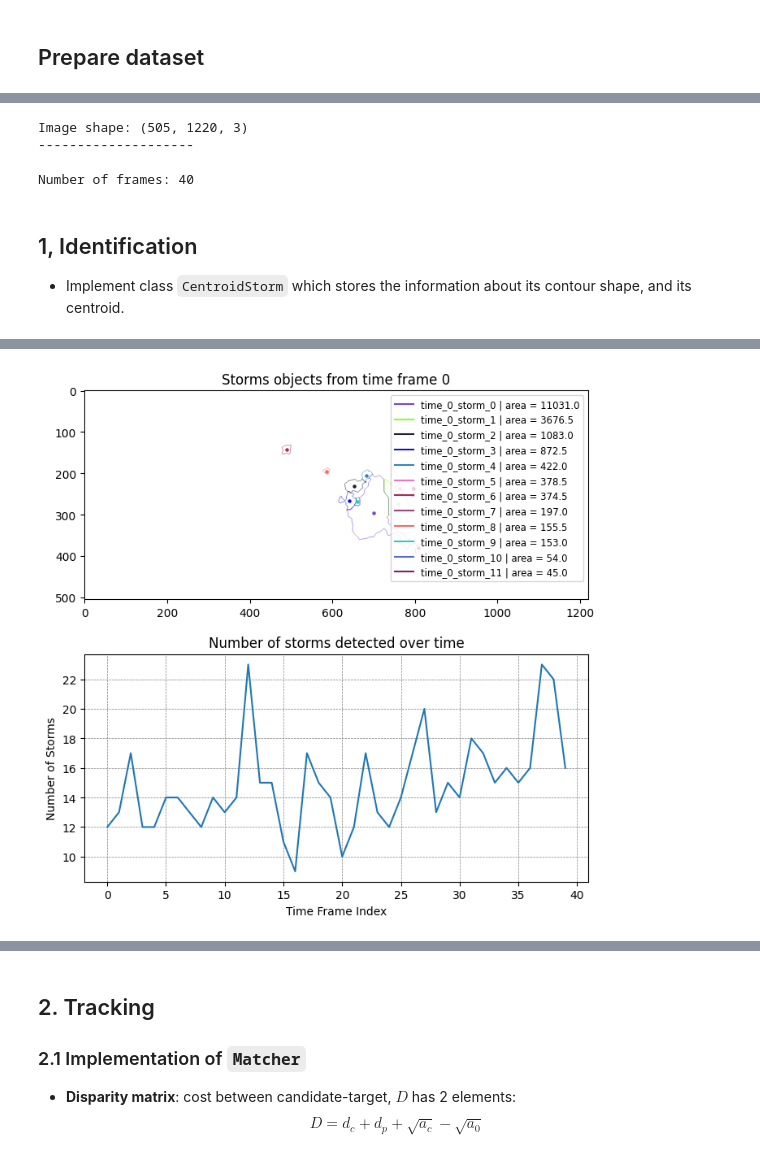
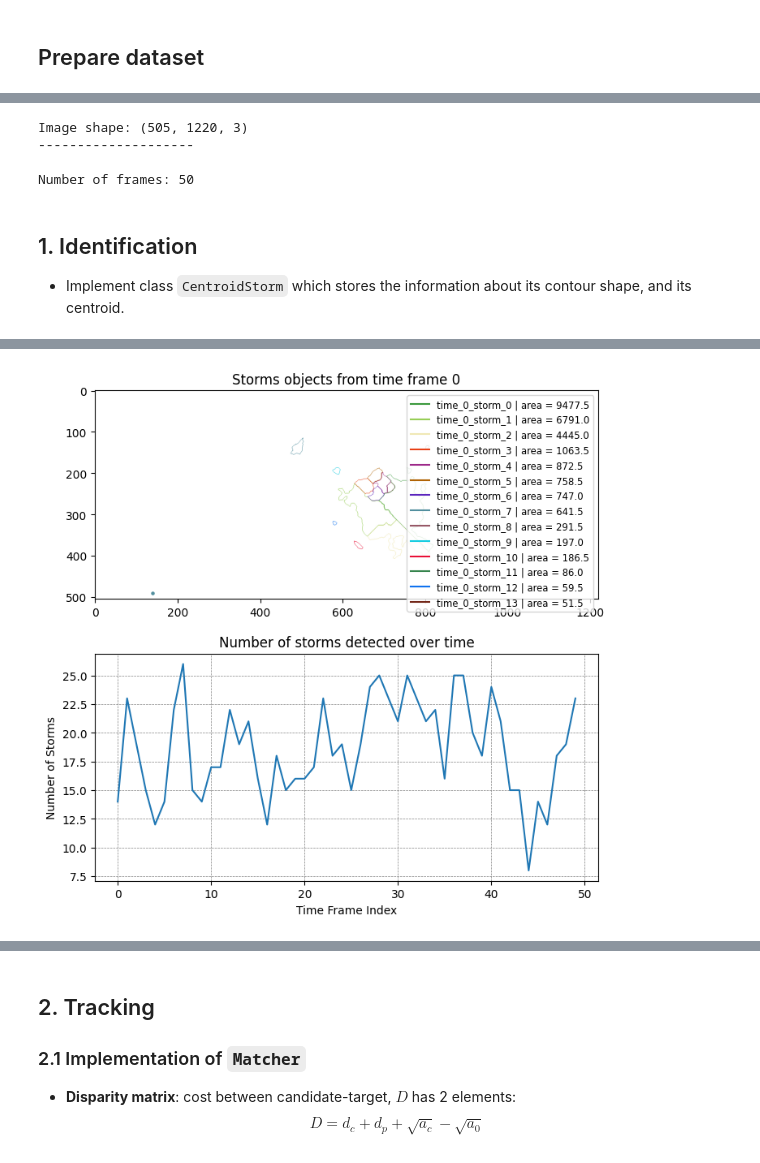
Before and after one commit to quochieu586/Thunderstorm-Nowcasting-Geometry-Topology-Approach, a Jupyter notebook: AdaptiveTracking2021_implemetation.ipynb, the cells around one changed output, grey strips where cells are left out. Drawn from its saved outputs; the diff is of its cells as text; code cells hidden in the pictures.

```diff
--- a/AdaptiveTracking2021_implemetation.ipynb
+++ b/AdaptiveTracking2021_implemetation.ipynb
@@ -51,11 +81,12 @@ import cv2
 from src.preprocessing import read_image, windy_preprocessing_pipeline
 from tqdm import tqdm
 
-SOURCE_PATH = "data/images/philippines_13.269_123.832"
+data_name = "philippines_13.269_123.832"
+SOURCE_PATH = f"data/image_old/{data_name}"
 
 img_paths = [
     os.path.join(SOURCE_PATH, img_name) for img_name in sorted(os.listdir(SOURCE_PATH)) if img_name.endswith('.png')
-][:40]
+][:50]
 img_shape = read_image(img_paths[0]).shape       # get shape of the image
 print(f"Image shape: {img_shape}")
 print(f"-" * 20)
@@ -70,9 +101,9 @@ print(f"Number of frames: {len(dbz_maps)}")
 # %% [output]
 Image shape: (505, 1220, 3)
 --------------------
-Number of frames: 40
+Number of frames: 50
 # %% [markdown]
-## 1, Identification
+## 1. Identification
 
 - Implement class `CentroidStorm` which stores the information about its contour shape, and its centroid.
 # %%
@@ -161,9 +208,13 @@ class DbzStormsMap(StormsMap):
         return region_list
 # %%
 THRESHOLD = 35
-FILTER_AREA = 20    # storm with area under this threshold => cancel
+DISTANCE_DBZ = 5
+FILTER_AREA = 20        # storm with area under this threshold => cancel
+FILTER_CENTER = 10
+DENSITY = 0.05           # number of particles of a storm = area * DENSITY
 # %%
-identifier = MorphContourIdentifier(n_thresh=3, threshold=THRESHOLD, filter_area=FILTER_AREA)
+# identifier = MorphContourIdentifier(n_thresh=3, threshold=THRESHOLD, filter_area=FILTER_AREA)
+identifier = HypothesisIdentifier(distance_dbz_threshold=DISTANCE_DBZ, filter_center=FILTER_CENTER)
 storms_map_time_lst: list[DbzStormsMap] = []
 
 for time_idx, (path, dbz_map) in tqdm(enumerate(zip(img_paths, dbz_maps)), total=len(img_paths), desc="Processing images and detecting storms"):
@@ -176,6 +227,7 @@ for time_idx, (path, dbz_map) in tqdm(enumerate(zip(img_paths, dbz_maps)), total
 
     # Construct storms map
     time_frame = datetime.strptime(file_name, "%Y%m%d-%H%M%S")
+    # time_frame = datetime.strptime(file_name[4:19], "%Y%m%d_%H%M%S")
 
     # Keep list of storms
     storms = []
@@ -194,7 +246,7 @@ for time_idx, (path, dbz_map) in tqdm(enumerate(zip(img_paths, dbz_maps)), total
         y_idx, x_idx = np.indices(dbz_map.shape)
 
         # Compute the geometric centroid instead of weighted centroid
-        centroid = polygon.centroid.coords[0]
+        centroid = np.array([polygon.centroid.y, polygon.centroid.x])
 
         storms.append(CentroidStorm(
                 polygon, centroid=centroid, id=f"time_{time_idx}_storm_{idx}"
@@ -259,3 +311,3 @@ Time: 2025-01-08 07:04:54 | Detected storms: 16
 --------------------
-[figure, old version]
+[figure, new version]
 # %%
```
Also changed, not shown: parts of 19 cells of this notebook, 6 other files.
